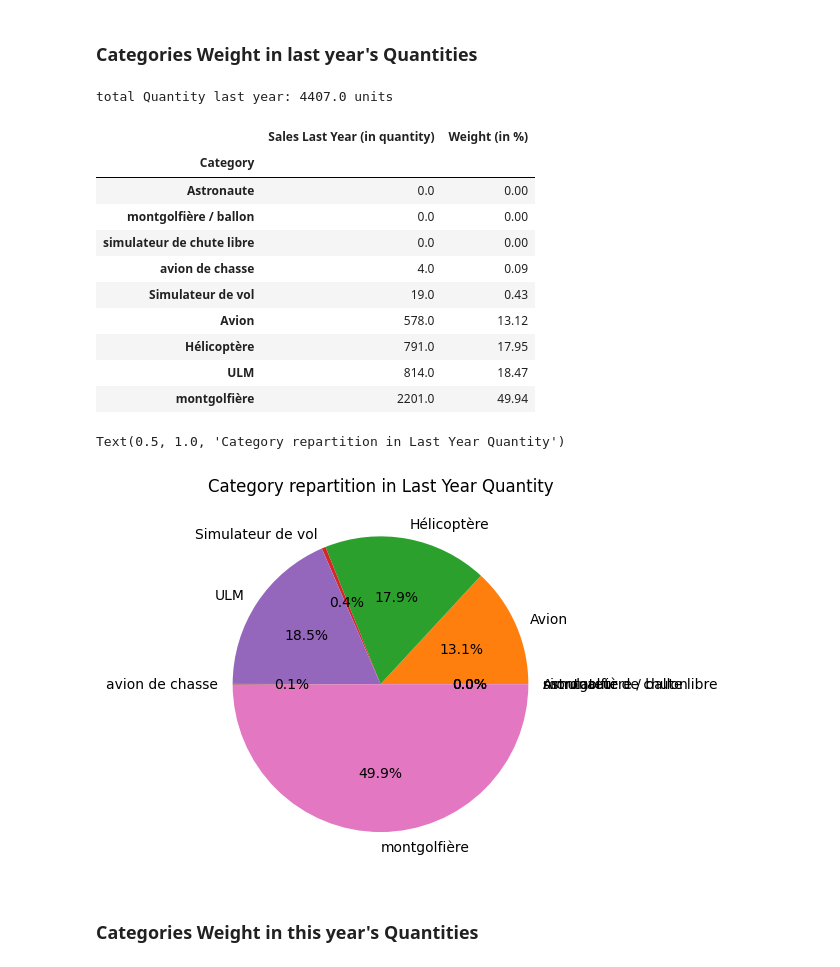
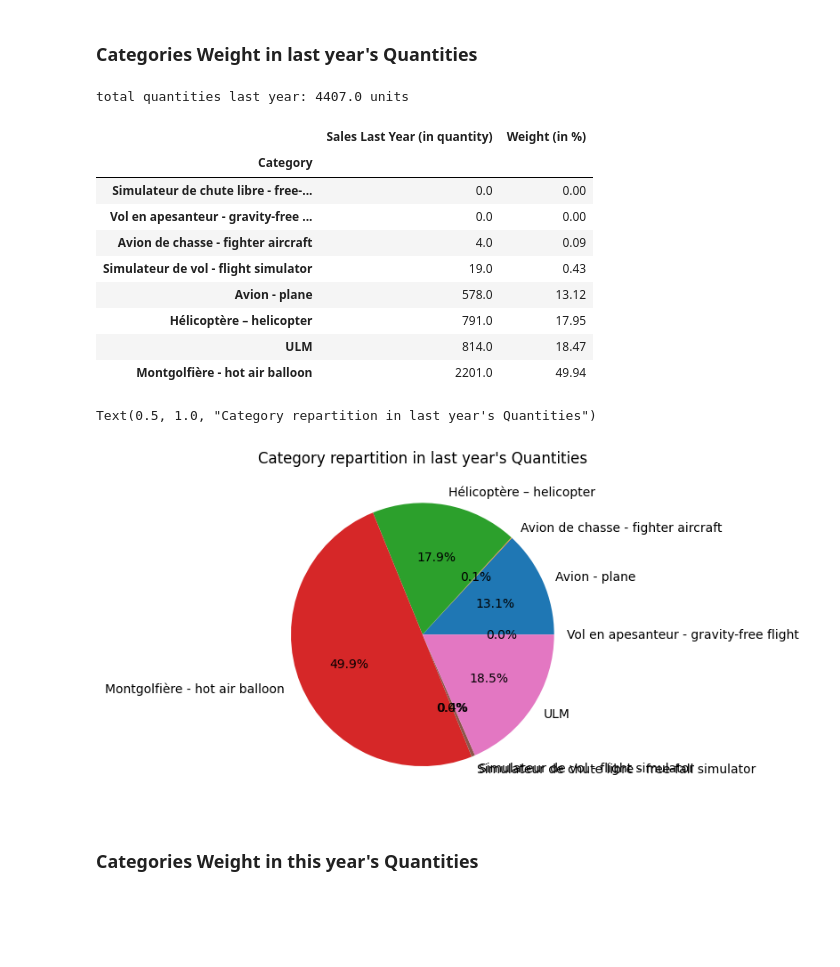
Before and after one commit to Alhuin/SmartBoxAnalysis, a Jupyter notebook: SmartBoxAnalysis.ipynb, the cells around one changed output. Drawn from its saved outputs; the diff is of its cells as text; code cells hidden in the pictures; blank space fills up the shorter version.

```diff
--- a/SmartBoxAnalysis.ipynb
+++ b/SmartBoxAnalysis.ipynb
@@ -151,29 +150,32 @@ Text(0.5, 1.0, 'Sales (in euros) by Category by Year')
 # %% [markdown]
 ### Categories Weight in last year's Quantities
 # %%
-quantity_by_category = sales.groupby("Category")["Quantity"].sum()
-quantity_by_category_last_year = sales.groupby("Category")["Quantity Last Year"].sum()
-categories = quantity_by_category.keys()
+total_qtt = sales["Quantity"].sum()
+total_qtt_last_year = sales["Quantity Last Year"].sum()
+quantity_by_category = pd.Series(sales.groupby("Category")["Quantity"].sum(), name="Sales (in quantity)")
+quantity_by_category_last_year = pd.Series(sales.groupby("Category")["Quantity Last Year"].sum(), name="Sales Last Year (in quantity)")
+weight_last_year = pd.Series((quantity_by_category_last_year * 100 / total_qtt_last_year).round(2), name="Weight (in %)")
+weight = pd.Series((quantity_by_category * 100 / total_qtt).round(2), name="Weight (in %)")
 
-print(quantity_by_category_last_year.sort_values())
+print(f'total quantities last year: {total_qtt_last_year} units')
+display(pd.concat([quantity_by_category_last_year, weight_last_year], axis=1).sort_values(by="Weight (in %)"))
 fig, ax = plt.subplots()
-ax.pie(quantity_by_category_last_year, labels=categories, autopct='%1.1f%%')
-ax.set_title("Category repartition in Last Year Quantities")
+ax.pie(quantity_by_category_last_year, labels=quantity_by_category_last_year.keys(), autopct='%1.1f%%')
+ax.set_title(f"Category repartition in last year's Quantities")
 # %% [output]
-total Quantity last year: 4407.0 units
+total quantities last year: 4407.0 units
 |  | Sales Last Year (in quantity) | Weight (in %) |
 | Category |  |  |
-| Astronaute | 0.0 | 0.00 |
-| montgolfière / ballon | 0.0 | 0.00 |
-| simulateur de chute libre | 0.0 | 0.00 |
-| avion de chasse | 4.0 | 0.09 |
-| Simulateur de vol | 19.0 | 0.43 |
-| Avion | 578.0 | 13.12 |
-| Hélicoptère | 791.0 | 17.95 |
+| Simulateur de chute libre - free-... | 0.0 | 0.00 |
+| Vol en apesanteur - gravity-free ... | 0.0 | 0.00 |
+| Avion de chasse - fighter aircraft | 4.0 | 0.09 |
+| Simulateur de vol - flight simulator | 19.0 | 0.43 |
+| Avion - plane | 578.0 | 13.12 |
+| Hélicoptère – helicopter | 791.0 | 17.95 |
 | ULM | 814.0 | 18.47 |
-| montgolfière | 2201.0 | 49.94 |
+| Montgolfière - hot air balloon | 2201.0 | 49.94 |
-Text(0.5, 1.0, 'Category repartition in Last Year Quantity')
+Text(0.5, 1.0, "Category repartition in last year's Quantities")
-[figure, old version]
+[figure, new version]
 # %% [markdown]
 ### Categories Weight in this year's Quantities
 # %%
```
Also changed, not shown: parts of 25 cells of this notebook.
